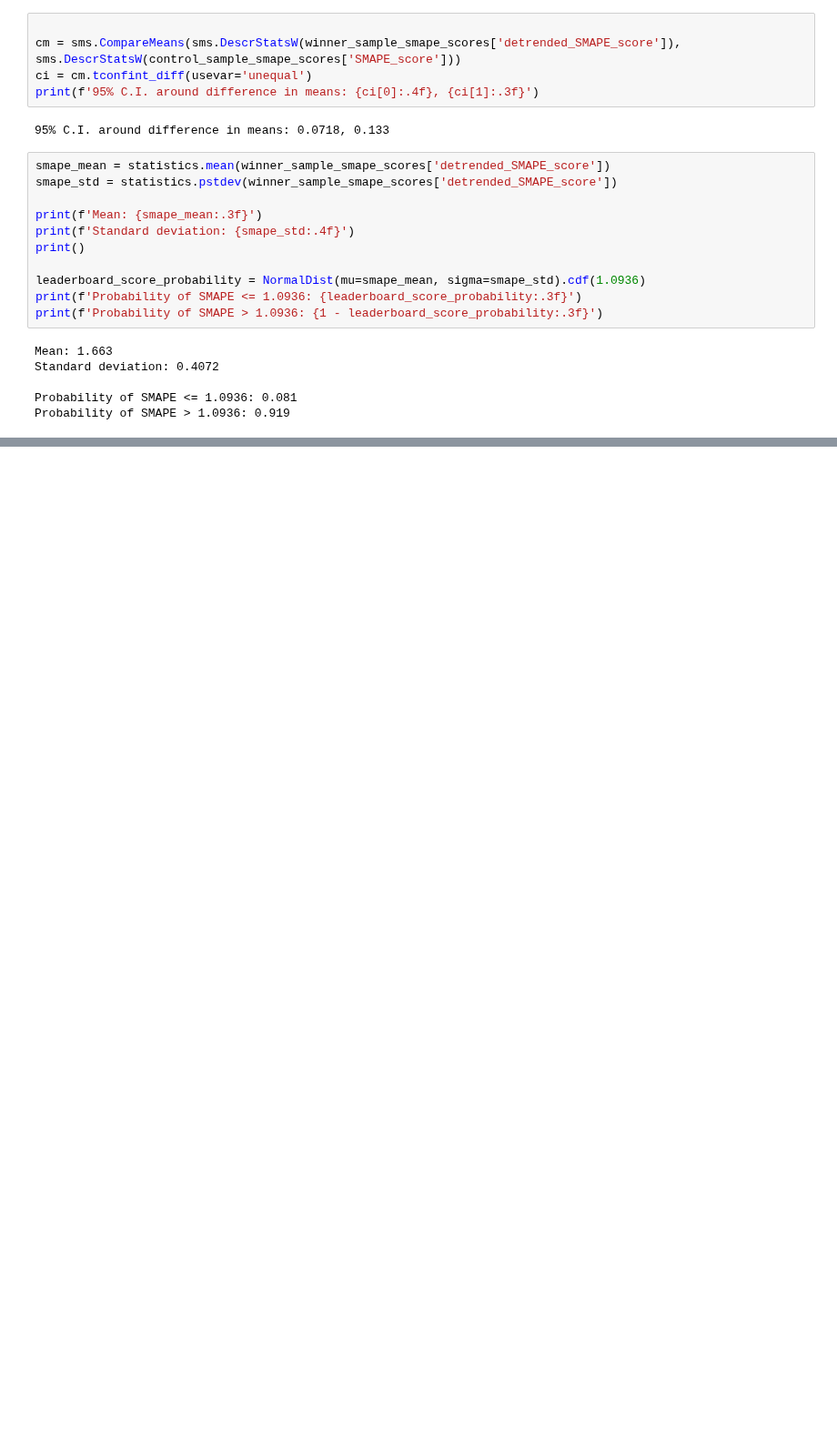
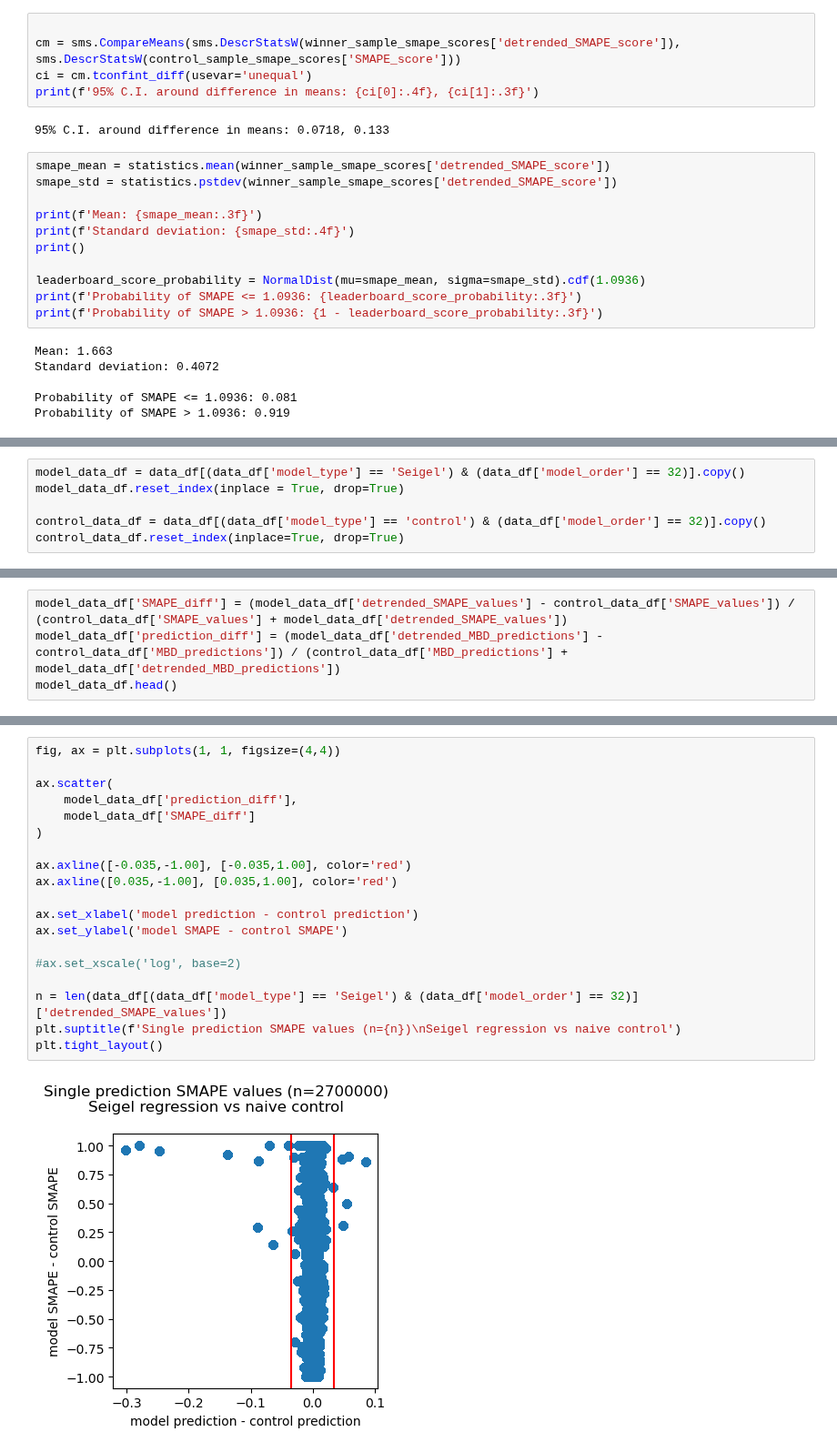
Before and after one commit to gperdrizet/kaggle_microbusiness, a Jupyter notebook: notebooks/11.2-bootstrapped_linear_models_benchmark_revisit.ipynb, the cells around one changed output, grey strips where cells are left out. Shown at 91% size. Cells and saved outputs as stored; diff of their text form; blank space fills up the shorter version.

```diff
--- a/notebooks/11.2-bootstrapped_linear_models_benchmark_revisit.ipynb
+++ b/notebooks/11.2-bootstrapped_linear_models_benchmark_revisit.ipynb
@@ -301,0 +378,6 @@ Probability of SMAPE > 1.0936: 0.919
+# %%
+model_data_df = data_df[(data_df['model_type'] == 'Seigel') & (data_df['model_order'] == 32)].copy()
+model_data_df.reset_index(inplace = True, drop=True)
+
+control_data_df = data_df[(data_df['model_type'] == 'control') & (data_df['model_order'] == 32)].copy()
+control_data_df.reset_index(inplace=True, drop=True)
@@ -301,0 +413,4 @@ Probability of SMAPE > 1.0936: 0.919
+# %%
+model_data_df['SMAPE_diff'] = (model_data_df['detrended_SMAPE_values'] - control_data_df['SMAPE_values']) / (control_data_df['SMAPE_values'] + model_data_df['detrended_SMAPE_values'])
+model_data_df['prediction_diff'] = (model_data_df['detrended_MBD_predictions'] - control_data_df['MBD_predictions']) / (control_data_df['MBD_predictions'] + model_data_df['detrended_MBD_predictions'])
+model_data_df.head()
@@ -301,0 +448,21 @@ Probability of SMAPE > 1.0936: 0.919
+# %%
+fig, ax = plt.subplots(1, 1, figsize=(4,4))
+
+ax.scatter(
+    model_data_df['prediction_diff'],
+    model_data_df['SMAPE_diff']
+)
+
+ax.axline([-0.035,-1.00], [-0.035,1.00], color='red')
+ax.axline([0.035,-1.00], [0.035,1.00], color='red')
+
+ax.set_xlabel('model prediction - control prediction')
+ax.set_ylabel('model SMAPE - control SMAPE')
+
+#ax.set_xscale('log', base=2)
+
+n = len(data_df[(data_df['model_type'] == 'Seigel') & (data_df['model_order'] == 32)]['detrended_SMAPE_values'])
+plt.suptitle(f'Single prediction SMAPE values (n={n})\nSeigel regression vs naive control')
+plt.tight_layout()
+# %% [output]
+[figure, added]
```
Also changed, not shown: parts of 25 cells of this notebook.
